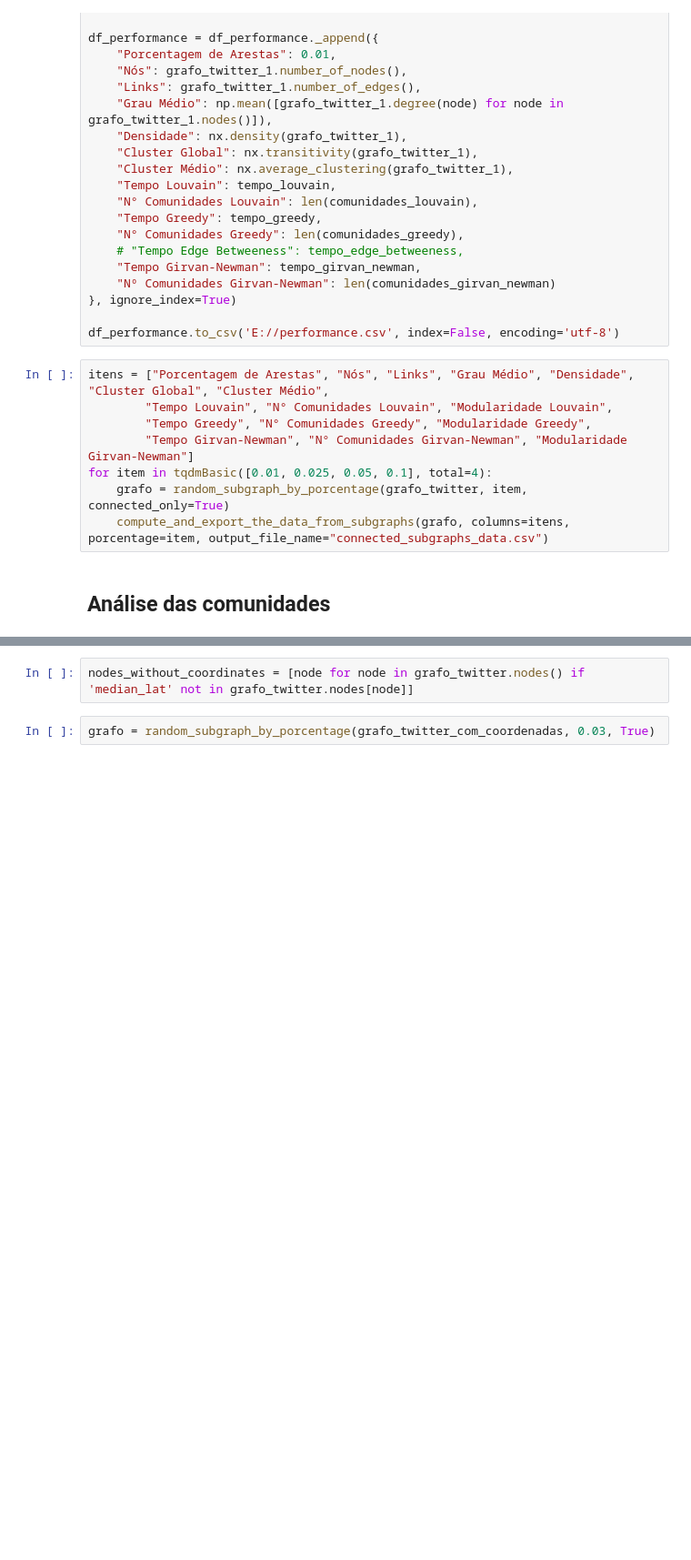
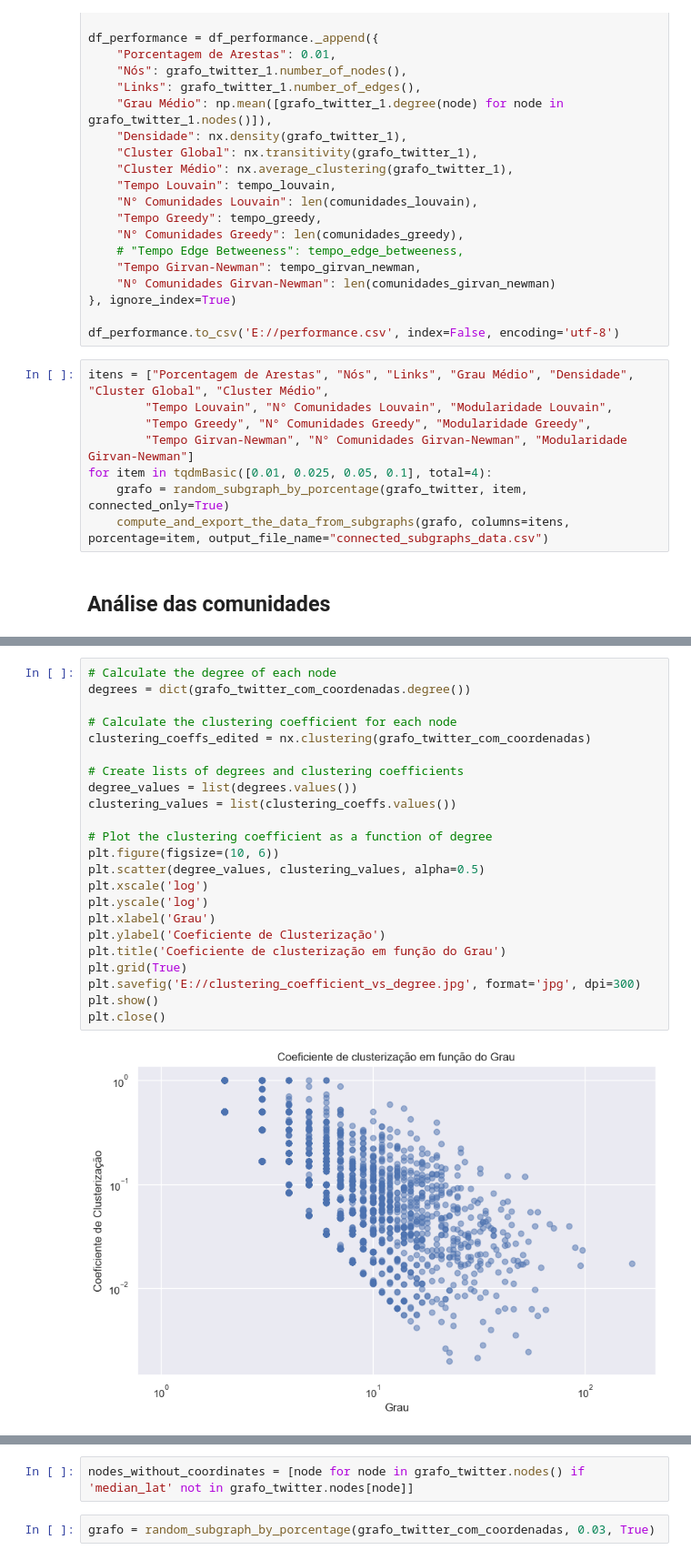
Before and after one commit to lealeric/Codigo_TCC, a Jupyter notebook: TCC_ERIC.ipynb, the cells around one changed output, grey strips where cells are left out. Shown at 91% size. Saved outputs shown, nothing was run; the diff lists cells and outputs as text; blank space fills up the shorter version.

```diff
--- a/TCC_ERIC.ipynb
+++ b/TCC_ERIC.ipynb
@@ -1324,0 +1392,25 @@ for item in tqdmBasic([0.01, 0.025, 0.05, 0.1], total=4):
+# %%
+# Calculate the degree of each node
+degrees = dict(grafo_twitter_com_coordenadas.degree())
+
+# Calculate the clustering coefficient for each node
+clustering_coeffs_edited = nx.clustering(grafo_twitter_com_coordenadas)
+
+# Create lists of degrees and clustering coefficients
+degree_values = list(degrees.values())
+clustering_values = list(clustering_coeffs.values())
+
+# Plot the clustering coefficient as a function of degree
+plt.figure(figsize=(10, 6))
+plt.scatter(degree_values, clustering_values, alpha=0.5)
+plt.xscale('log')
+plt.yscale('log')
+plt.xlabel('Grau')
+plt.ylabel('Coeficiente de Clusterização')
+plt.title('Coeficiente de clusterização em função do Grau')
+plt.grid(True)
+plt.savefig('E://clustering_coefficient_vs_degree.jpg', format='jpg', dpi=300)
+plt.show()
+plt.close()
+# %% [output]
+[figure, added]
```
Also changed, not shown: parts of 15 cells of this notebook.
